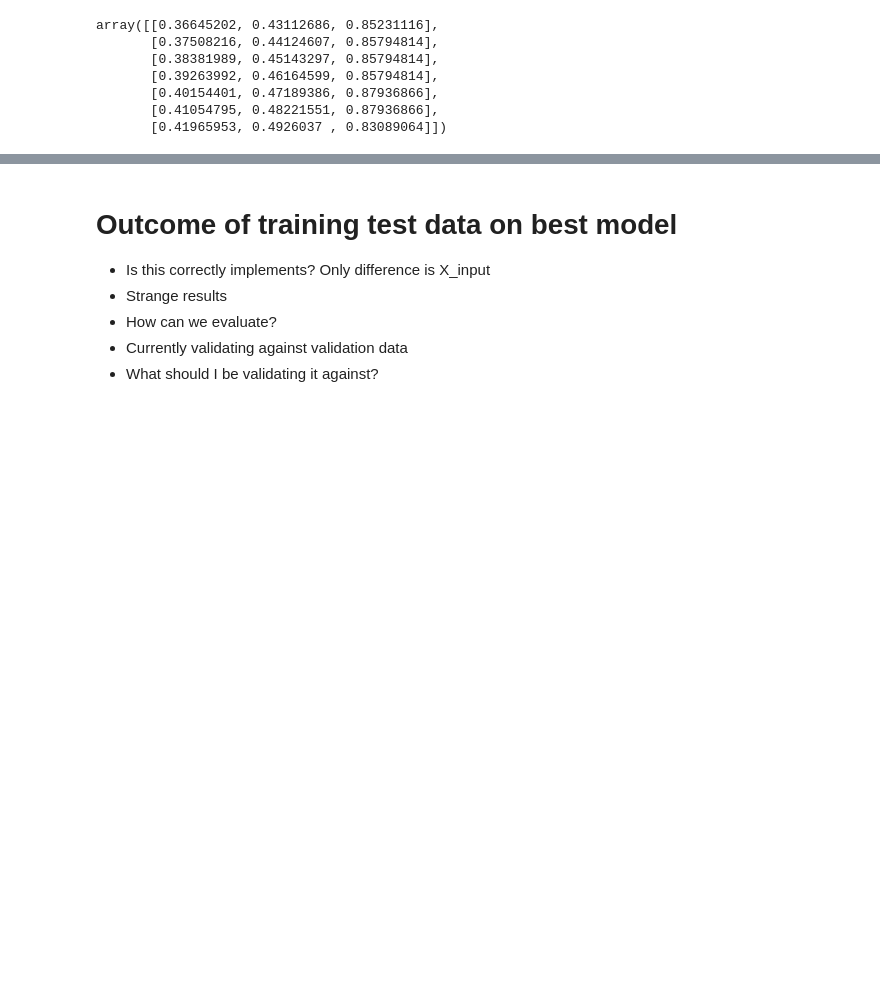
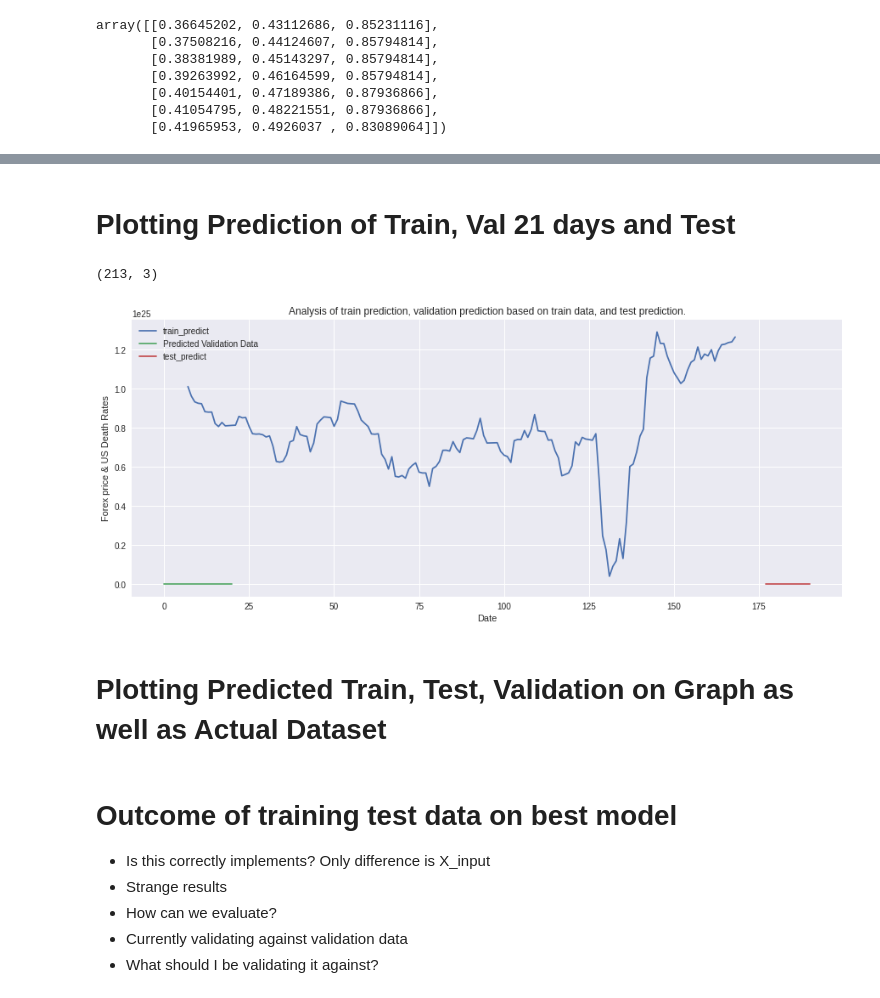
Before and after one commit to vivienneobrien/final_project, a Jupyter notebook: week_9/part_two_lstm_model/lstm_model_final.ipynb, the cells around one changed output, grey strips where cells are left out. Cells and saved outputs as stored; diff of their text form; code cells hidden in the pictures; blank space fills up the shorter version.

```diff
--- a/week_9/part_two_lstm_model/lstm_model_final.ipynb
+++ b/week_9/part_two_lstm_model/lstm_model_final.ipynb
@@ -848,0 +891,43 @@ plt.show()
+# %% [markdown]
+# Plotting Prediction of Train, Val 21 days and Test
+# %%
+# Problem: Combine both on a graph
+# I want to plot the validation prediction data on this graph but not picking up
+# Flat green?
+
+look_back = 7
+
+# Populate trainPredict
+trainPredictPlot = np.empty_like(new_dataset)
+trainPredictPlot[:,:]= np.nan
+trainPredictPlot[look_back:len(train_predict)+look_back, :] = train_predict
+print(trainPredictPlot.shape)
+
+# Populate testPredict
+testPredictPlot = np.empty_like(new_dataset)
+testPredictPlot[:,:]= np.nan
+testPredictPlot[len(train_predict)+(look_back*2)+1: (training_size + test_size)] = test_predict
+
+# Plot index 2 of prediction from trainPredictPlot
+trainPredictPlot = [item[2] for item in trainPredictPlot]
+plt.plot(trainPredictPlot, label="train_predict")
+
+# Plot predicted validation set from up above
+
+custom_day_prediction = np.array(lst_output)
+plt.plot(custom_day_prediction, label="Predicted Validation Data")
+
+# Plot index 2 of prediction from testPredictPlot
+testPredictPlot = [item[2] for item in testPredictPlot]
+plt.plot(testPredictPlot, label="test_predict")
+
+plt.title('Analysis of train prediction, validation prediction based on train data, and test prediction.')
+plt.ylabel('Forex price & US Death Rates')
+plt.xlabel('Date')
+plt.legend()
+plt.show()
+# %% [output]
+(213, 3)
+[figure, added]
+# %% [markdown]
+# Plotting Predicted Train, Test, Validation on Graph as well as Actual Dataset
```
Also changed, not shown: parts of 27 cells of this notebook.
